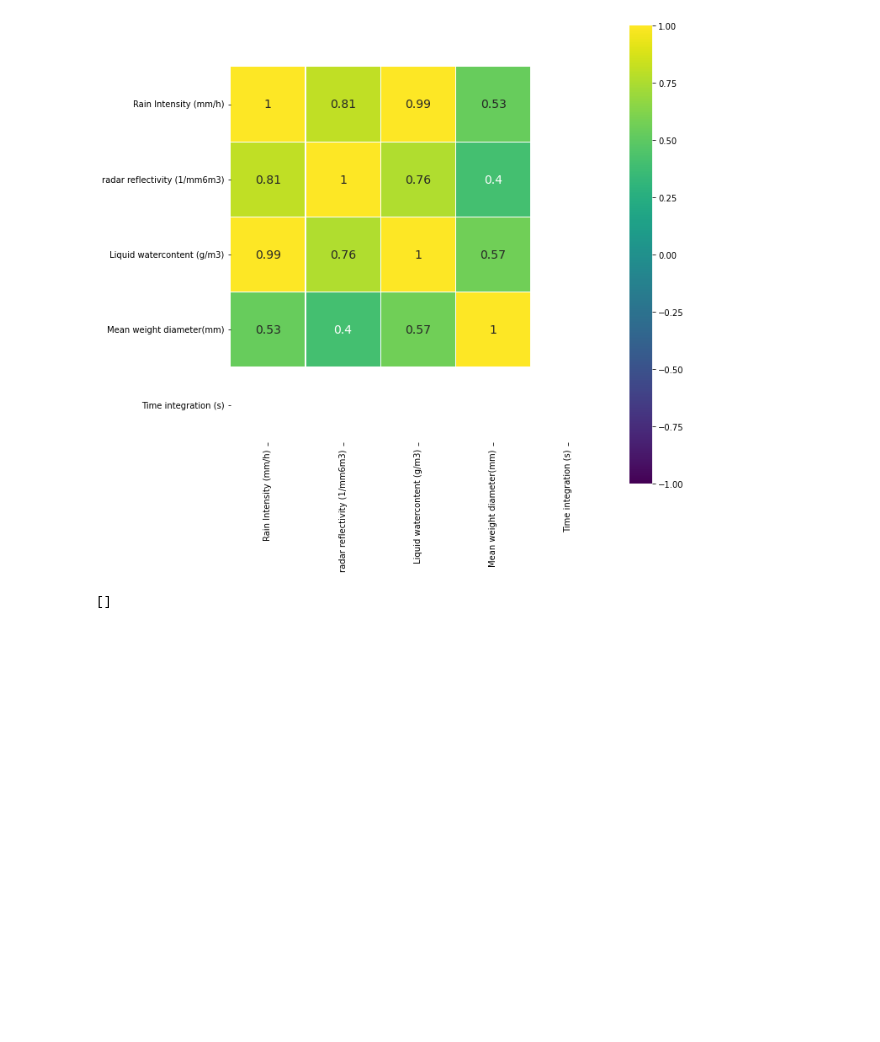
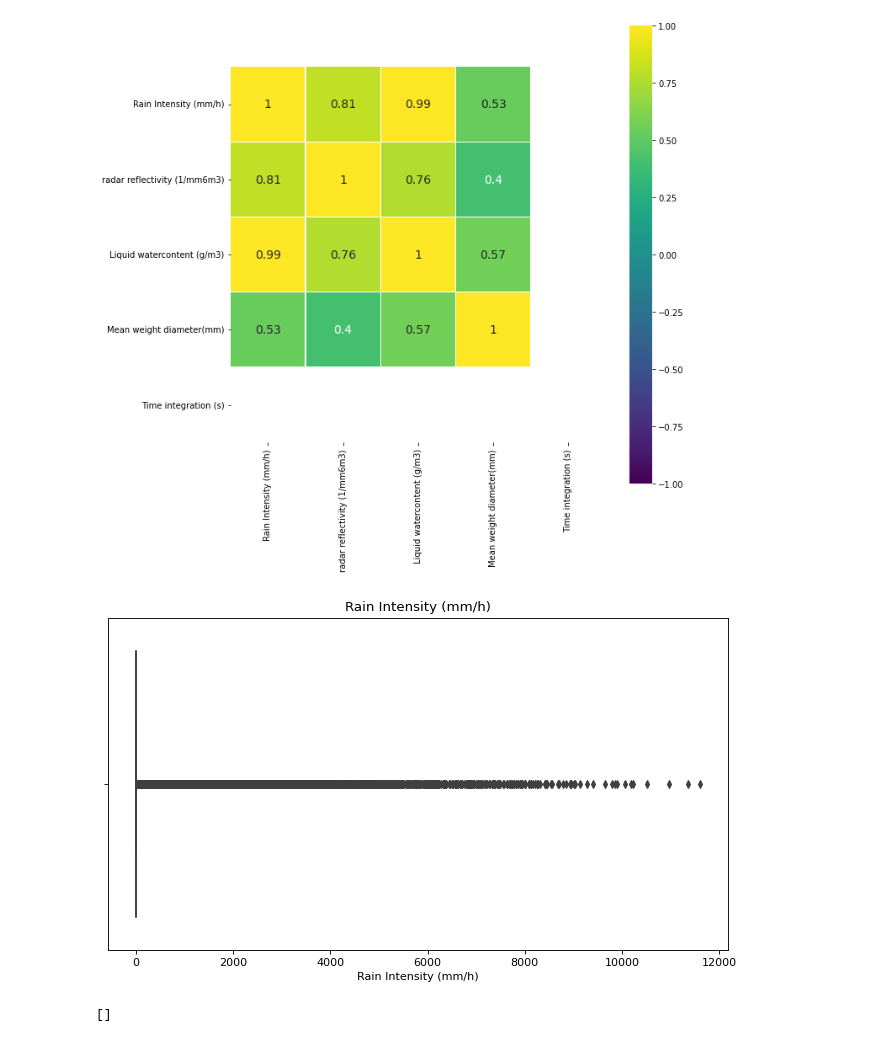
Before and after one commit to lourencocavalcante/Neurocomputacao, a Jupyter notebook: CAP351_Projeto_01_MLP.ipynb, the cells around one changed output. Drawn from its saved outputs; the diff is of its cells as text; code cells hidden in the pictures; blank space fills up the shorter version.

```diff
--- a/CAP351_Projeto_01_MLP.ipynb
+++ b/CAP351_Projeto_01_MLP.ipynb
@@ -195,6 +197,13 @@ plt.figure(figsize=(10, 10))
 sns.heatmap(corr[(corr >= 0.30) | (corr <= -0.30)],cmap='viridis', vmax=1.0, vmin=-1.0, linewidths=0.1, annot=True, annot_kws={"size": 14}, square=True);
 # %% [output]
 [figure]
+# %%
+figure(figsize=(10,5.5),dpi=80)
+g = sns.boxplot(df_rd80_joss['Rain Intensity (mm/h)'])
+g.set_title('Rain Intensity (mm/h)')
+plt.show()
+# %% [output]
+[figure, added]
 # %%
 figure(figsize=(10,5),dpi=80)
 plt.scatter(df_rd80_joss['Rain Intensity (mm/h)'] ,df_rd80_joss['Liquid watercontent (g/m3)'],s=0.3, color='#2F4F4F')
```
Also changed, not shown: parts of 9 cells of this notebook.
